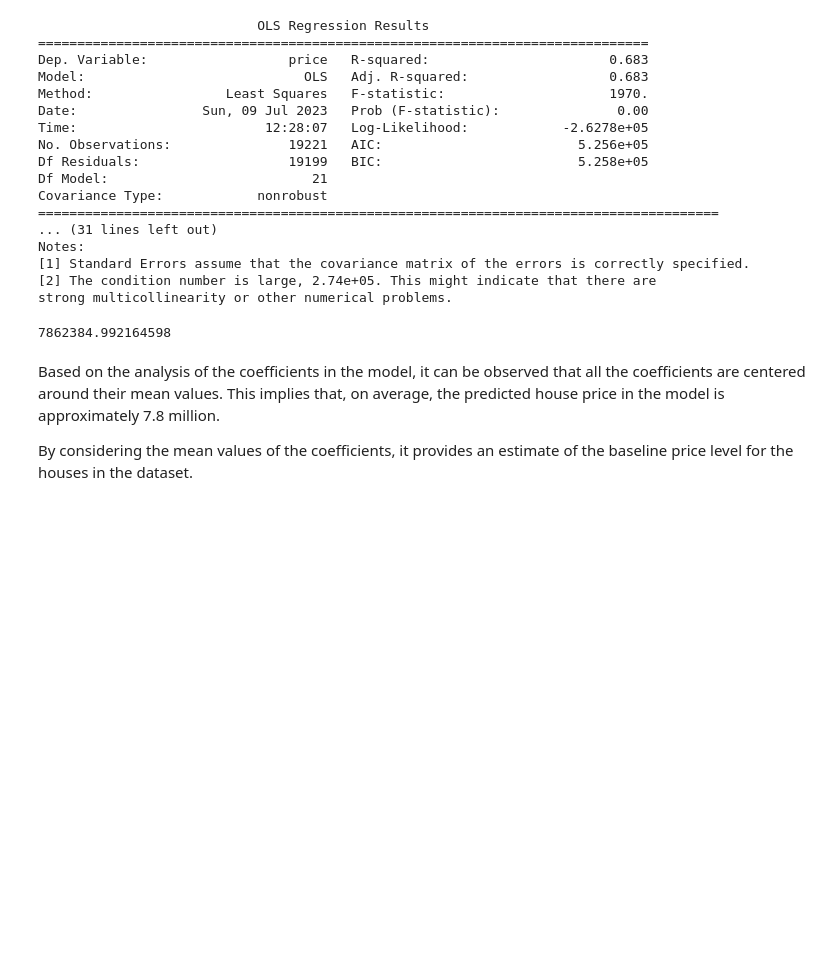
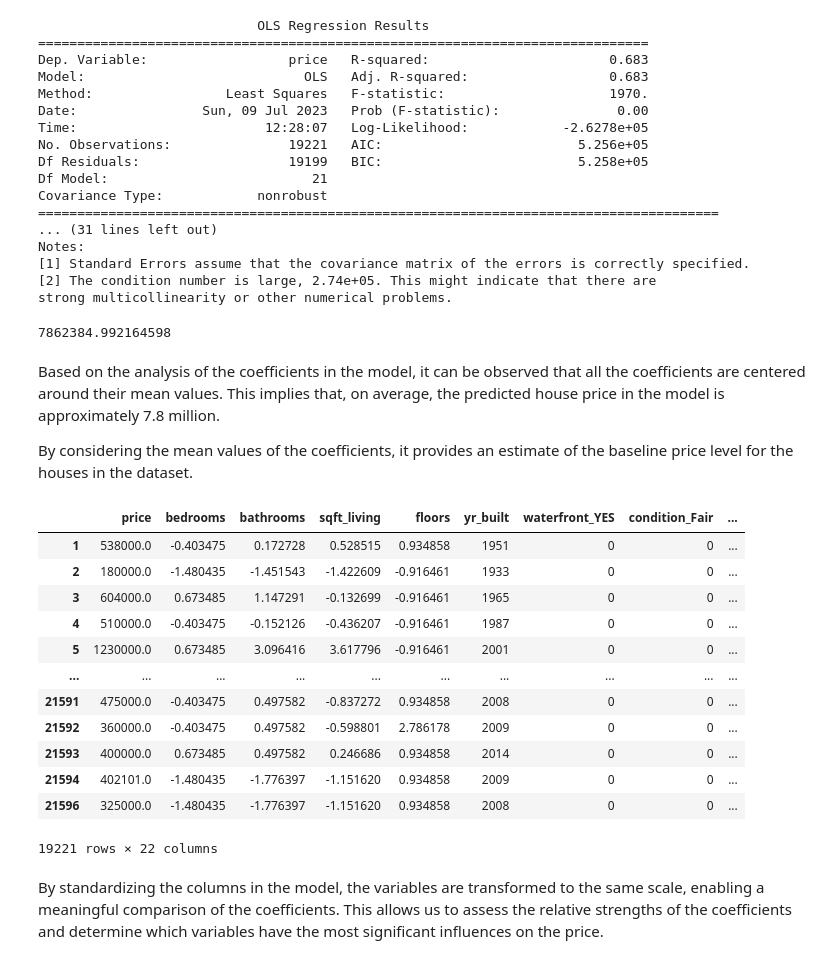
Before and after one commit to AdnanK1/phase-2, a Jupyter notebook: index.ipynb, the cells around one changed output. Drawn from its saved outputs; the diff is of its cells as text; code cells hidden in the pictures; blank space fills up the shorter version.

Commit message:
Comparing coefficients

```diff
--- a/index.ipynb
+++ b/index.ipynb
@@ -545,3 +545,26 @@ centered_model.params['const']
 Based on the analysis of the coefficients in the model, it can be observed that all the coefficients are centered around their mean values. This implies that, on average, the predicted house price in the model is approximately 7.8 million.
 
 By considering the mean values of the coefficients, it provides an estimate of the baseline price level for the houses in the dataset.
+# %%
+numeric = ['bedrooms', 'bathrooms', 'sqft_living', 'floors']
+for col in house_copy.columns:
+    if col in numeric:
+        house_copy[col] = house_copy[col]/house_copy[col].std()
+
+house_copy
+# %% [output]
+|  | price | bedrooms | bathrooms | sqft_living | floors | yr_built | waterfront_YES | condition_Fair | ... |
+| 1 | 538000.0 | -0.403475 | 0.172728 | 0.528515 | 0.934858 | 1951 | 0 | 0 | ... |
+| 2 | 180000.0 | -1.480435 | -1.451543 | -1.422609 | -0.916461 | 1933 | 0 | 0 | ... |
+| 3 | 604000.0 | 0.673485 | 1.147291 | -0.132699 | -0.916461 | 1965 | 0 | 0 | ... |
+| 4 | 510000.0 | -0.403475 | -0.152126 | -0.436207 | -0.916461 | 1987 | 0 | 0 | ... |
+| 5 | 1230000.0 | 0.673485 | 3.096416 | 3.617796 | -0.916461 | 2001 | 0 | 0 | ... |
+| ... | ... | ... | ... | ... | ... | ... | ... | ... | ... |
+| 21591 | 475000.0 | -0.403475 | 0.497582 | -0.837272 | 0.934858 | 2008 | 0 | 0 | ... |
+| 21592 | 360000.0 | -0.403475 | 0.497582 | -0.598801 | 2.786178 | 2009 | 0 | 0 | ... |
+| 21593 | 400000.0 | 0.673485 | 0.497582 | 0.246686 | 0.934858 | 2014 | 0 | 0 | ... |
+| 21594 | 402101.0 | -1.480435 | -1.776397 | -1.151620 | 0.934858 | 2009 | 0 | 0 | ... |
+| 21596 | 325000.0 | -1.480435 | -1.776397 | -1.151620 | 0.934858 | 2008 | 0 | 0 | ... |
+19221 rows × 22 columns
+# %% [markdown]
+By standardizing the columns in the model, the variables are transformed to the same scale, enabling a meaningful comparison of the coefficients. This allows us to assess the relative strengths of the coefficients and determine which variables have the most significant influences on the price.
```
Also changed, not shown: parts of 3 cells of this notebook.
